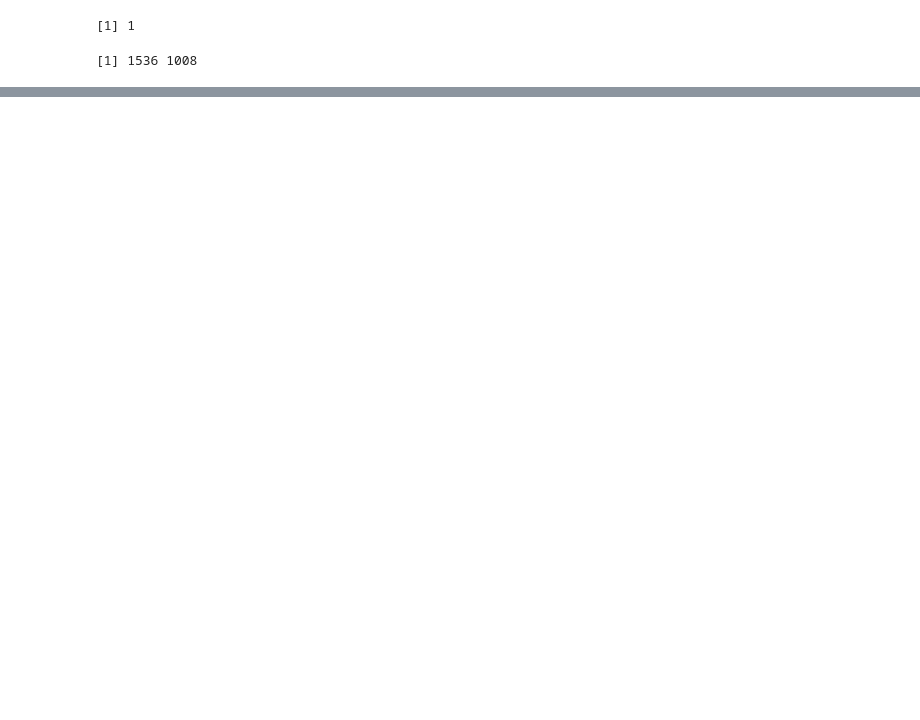
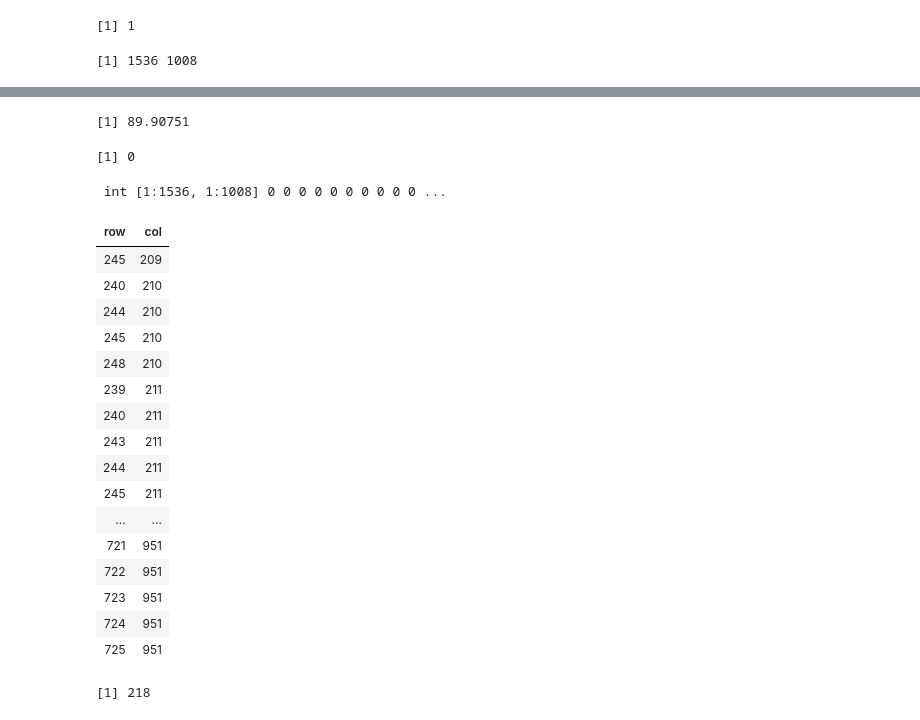
Before and after one commit to trenchproject/RED, a Jupyter notebook: LST-R.ipynb, the cells around one changed output, grey strips where cells are left out. Saved outputs shown, nothing was run; the diff lists cells and outputs as text; code cells hidden in the pictures; blank space fills up the shorter version.

```diff
--- a/LST-R.ipynb
+++ b/LST-R.ipynb
@@ -113,0 +289,36 @@ Number of points: 1
+# %%
+awgs[1548280]@coords[2]
+# %% [output]
+[1] 89.90751
+# %%
+tmp_array[1,200]
+# %% [output]
+[1] 0
+# %%
+str(tmp_array)
+# %% [output]
+ int [1:1536, 1:1008] 0 0 0 0 0 0 0 0 0 0 ...
+# %%
+which(tmp_array!=0,arr.ind = T)
+# %% [output]
+| row | col |
+| 245 | 209 |
+| 240 | 210 |
+| 244 | 210 |
+| 245 | 210 |
+| 248 | 210 |
+| 239 | 211 |
+| 240 | 211 |
+| 243 | 211 |
+| 244 | 211 |
+| 245 | 211 |
+| ... | ... |
+| 721 | 951 |
+| 722 | 951 |
+| 723 | 951 |
+| 724 | 951 |
+| 725 | 951 |
+# %%
+tmp_array[245,209]
+# %% [output]
+[1] 218
```
Also changed, not shown: parts of 24 cells of this notebook, 1 other file.
